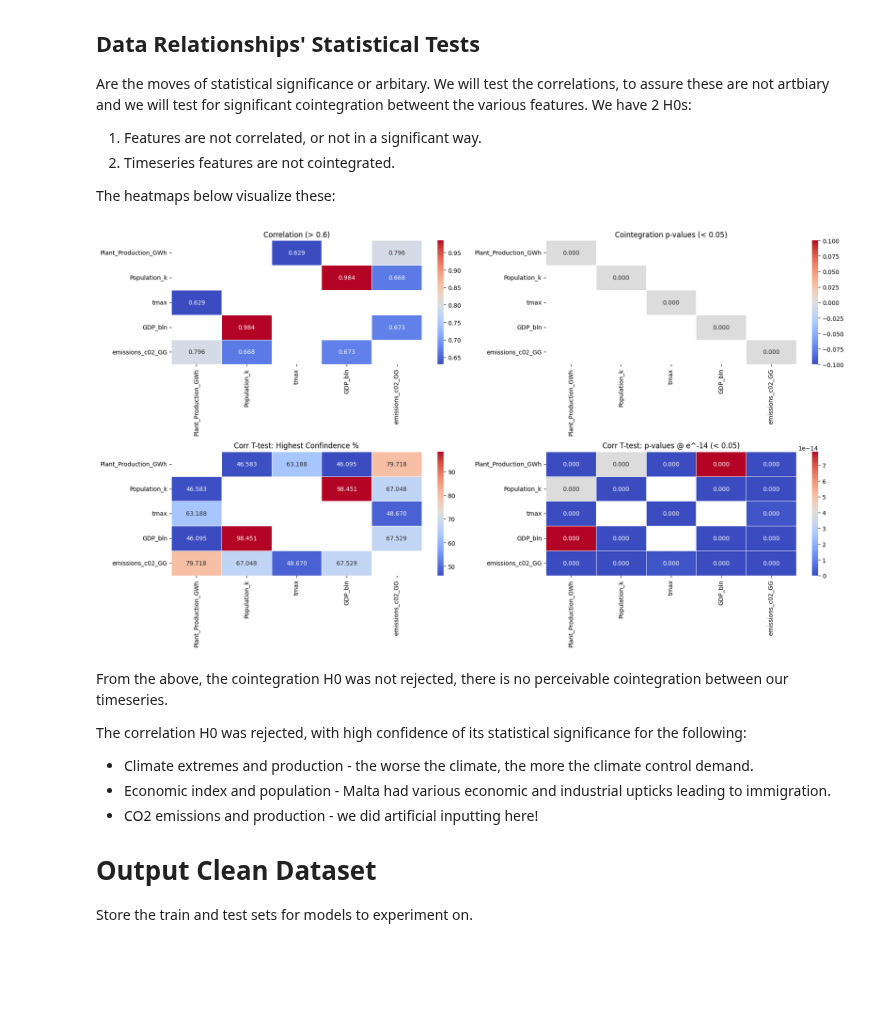
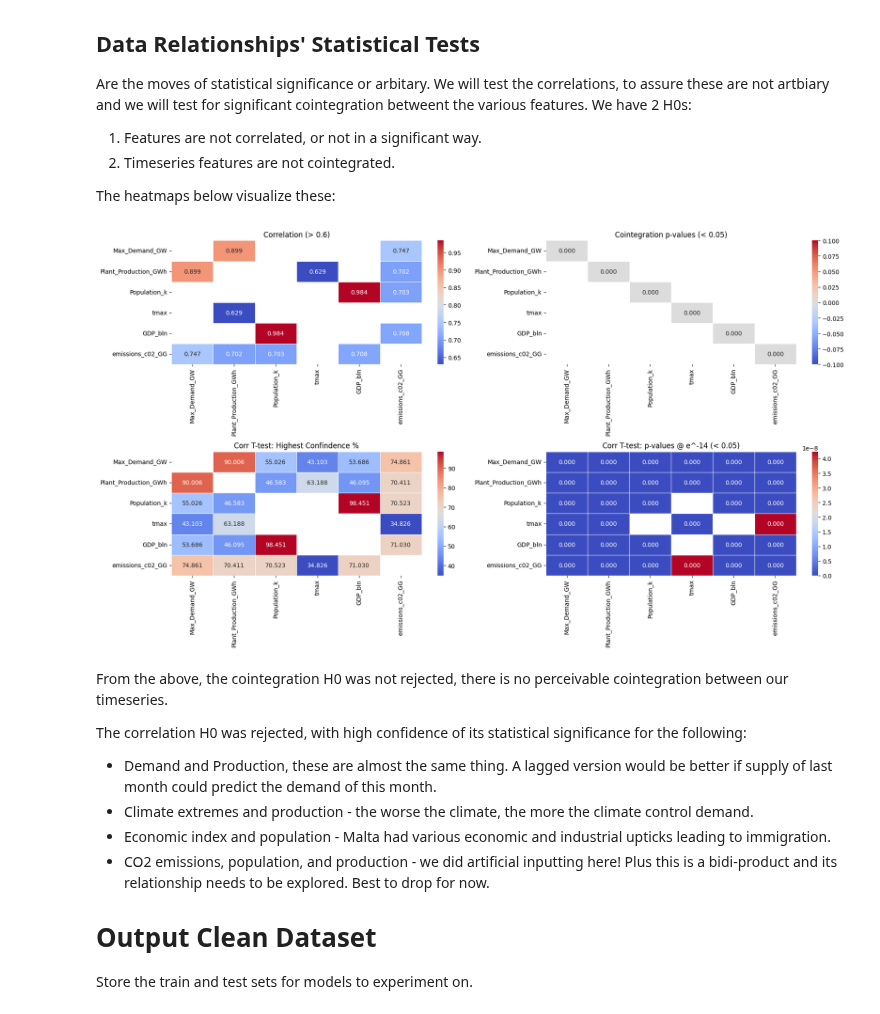
Before and after one commit to ATECO-malta/applied_ml_assignment, a Jupyter notebook: data_analysis.ipynb, the cells around one changed output. Saved outputs shown, nothing was run; the diff lists cells and outputs as text; code cells hidden in the pictures; blank space fills up the shorter version.

Commit message:
update wih target column and note  on emissions.

```diff
--- a/data_analysis.ipynb
+++ b/data_analysis.ipynb
@@ -74,7 +74,8 @@ END_DATE = datetime(2022, 12, 31)
 RAW_DATA_PATH = "./raw_data"
 
 # Base electricity datasets
-ELEC_PRD_COL = "Plant_Production_GWh"
+ELEC_DMD_COL = "Max_Demand_GW"
+ELEC_PROD_COL = "Plant_Production_GWh"
 ELECTRIC_MW_DS = [
     "Max_Demand_MW.csv",
     "Plant_Production_MWh.csv",
@@ -223,16 +224,16 @@ c02_df = c02_df.reindex(extended_index)
 c02_df["Totals"] = c02_df[CO2_COL]
 c02_df[CO2_COL] /= 12
 c02_df = c02_df.ffill()
-corr = all_data_df[ELEC_PRD_COL].corr(c02_df[CO2_COL])
+corr = all_data_df[ELEC_DMD_COL].corr(c02_df[CO2_COL])
 print(f"Corr coeff: {corr:0.02f}")
 
 # We will interpolate CO2 production using the plants monthly supply as weights.
-sampling_subset = pd.DataFrame(all_data_df[ELEC_PRD_COL].copy())
+sampling_subset = pd.DataFrame(all_data_df[ELEC_DMD_COL].copy())
 sampling_subset = sampling_subset.resample("MS").ffill()
 sampling_subset["total"] = sampling_subset.groupby(sampling_subset.index.year)[
-    ELEC_PRD_COL
+    ELEC_DMD_COL
 ].transform("sum")
-sampling_subset["weights"] = sampling_subset[ELEC_PRD_COL] / sampling_subset["total"]
+sampling_subset["weights"] = sampling_subset[ELEC_DMD_COL] / sampling_subset["total"]
 print(sampling_subset["weights"].head(12))
 
 c02_df[CO2_COL] = round(sampling_subset["weights"] * (c02_df[CO2_COL]), 2)
@@ -449,10 +450,12 @@ plt.show()
 # %% [markdown]
 Values of sun, pressure and wind have poor data quality, and are best dropped.
 # %%
-all_data_df[ELEC_PRD_COL].tail(13)
+all_data_df[ELEC_DMD_COL].tail(13)
 
 all_data_df = pd.concat(
-    [all_data_df, temp_data_df[["tmin", "tavg", TEMP_MAX_COL]]], axis=1, ignore_index=False
+    [all_data_df, temp_data_df[["tmin", "tavg", TEMP_MAX_COL]]],
+    axis=1,
+    ignore_index=False,
 )
 
 all_data_df = all_data_df.interpolate().ffill().fillna(0)
@@ -496,7 +499,7 @@ def add_midpoints(df, oversample_cols):
 # Sythetic oversampling using mid month.
 SYNTH_OVERSAMPLE_COLS = [
     "Max_Demand_GW",
-    ELEC_PRD_COL,
+    ELEC_DMD_COL,
     "Imports_GWh",
     "Renewables_Production_GWh",
 ]
@@ -611,12 +618,12 @@ Are the moves of statistical significance or arbitary. We will test the correlat
 
 The heatmaps below visualize these:
 # %%
-from scipy.stats import ttest_ind, pearsonr
+from scipy.stats import pearsonr
 
 CR_THRESHOLD = 0.6
 P_THRESHOLD = 0.05
 
-features = [ELEC_PRD_COL, POP_COL, TEMP_MAX_COL, GDP_COL, CO2_COL]
+features = [ELEC_DMD_COL, ELEC_PROD_COL, POP_COL, TEMP_MAX_COL, GDP_COL, CO2_COL]
 
 corr_matrix = np.zeros((len(features), len(features)))
 coint_matrix = np.zeros((len(features), len(features)))
@@ -662,41 +669,42 @@ sns.heatmap(
     mask=(coint_df > P_THRESHOLD),
 )
 plt.title(f"Cointegration p-values (< {P_THRESHOLD})")
 
 plt.subplot(2, 2, 3)
 sns.heatmap(
     t_value_df * 100,
     annot=True,
     cmap="coolwarm",
     fmt=".3f",
     linewidths=0.5,
     mask=(t_value_df < 0.1),
 )
 plt.title(f"Corr T-test: Highest Confindence %")
 
 plt.subplot(2, 2, 4)
 # these are so small we should scale visually.
 sns.heatmap(
     p_value_df,
     annot=True,
     cmap="coolwarm",
     fmt=".3f",
     linewidths=0.5,
     mask=(p_value_df > P_THRESHOLD),
 )
 plt.title(f"Corr T-test: p-values @ e^-14 (< {P_THRESHOLD})")
 
 plt.tight_layout()
 plt.show()
 # %% [output]
-[figure, old version]
+[figure, new version]
 # %% [markdown]
 From the above, the cointegration H0 was not rejected, there is no perceivable cointegration between our timeseries.
 
 The correlation H0 was rejected, with high confidence of its statistical significance for the following:
+- Demand and Production, these are almost the same thing. A lagged version would be better if supply of last month could predict the demand of this month.
 - Climate extremes and production - the worse the climate, the more the climate control demand.
 - Economic index and population - Malta had various economic and industrial upticks leading to immigration.
-- CO2 emissions and production - we did artificial inputting here!
+- CO2 emissions, population, and production - we did artificial inputting here! Plus this is a bidi-product and its relationship needs to be explored. Best to drop for now.
 
 # Output Clean Dataset
 
```
Also changed, not shown: parts of 9 cells of this notebook, 4 other files.
